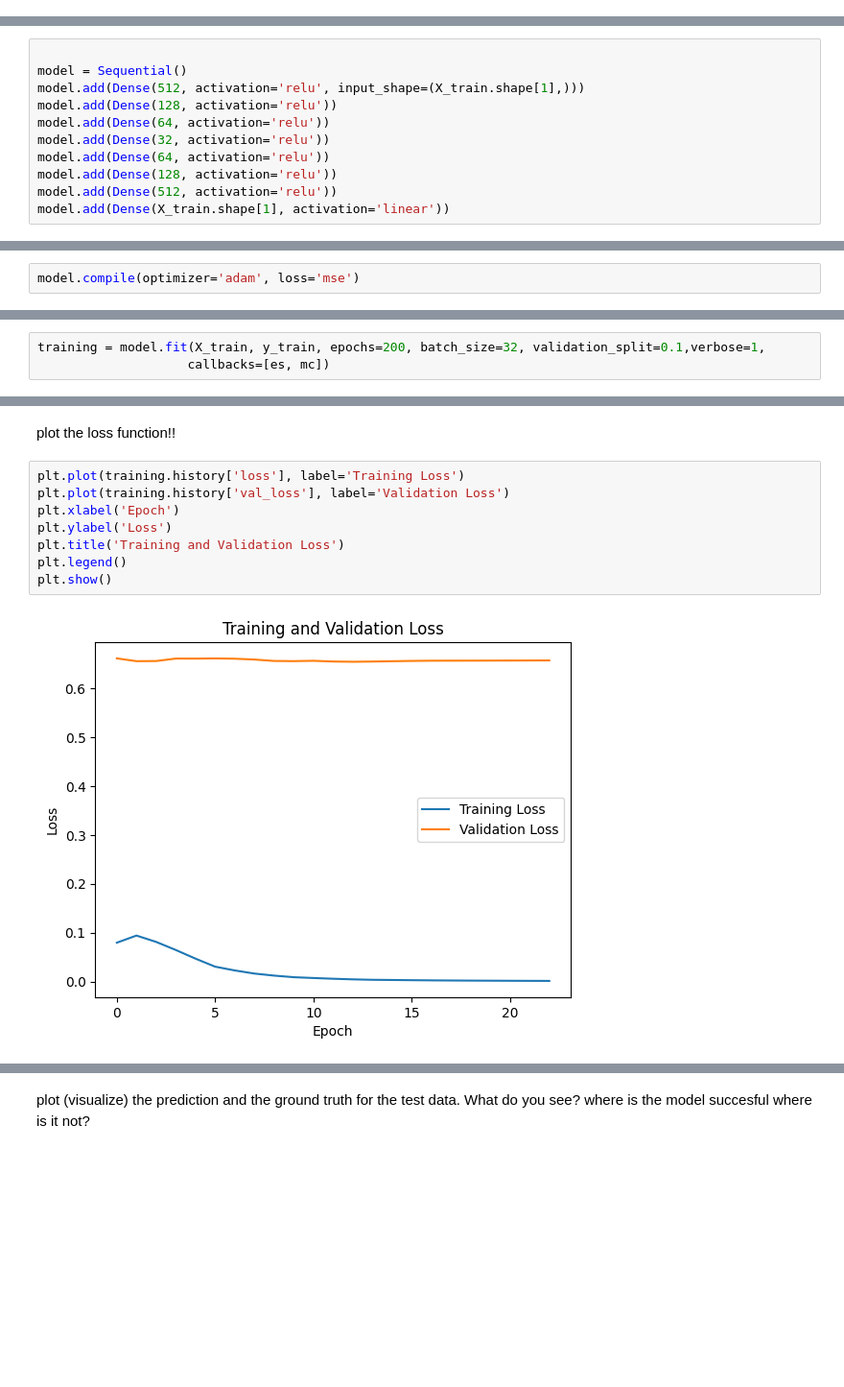
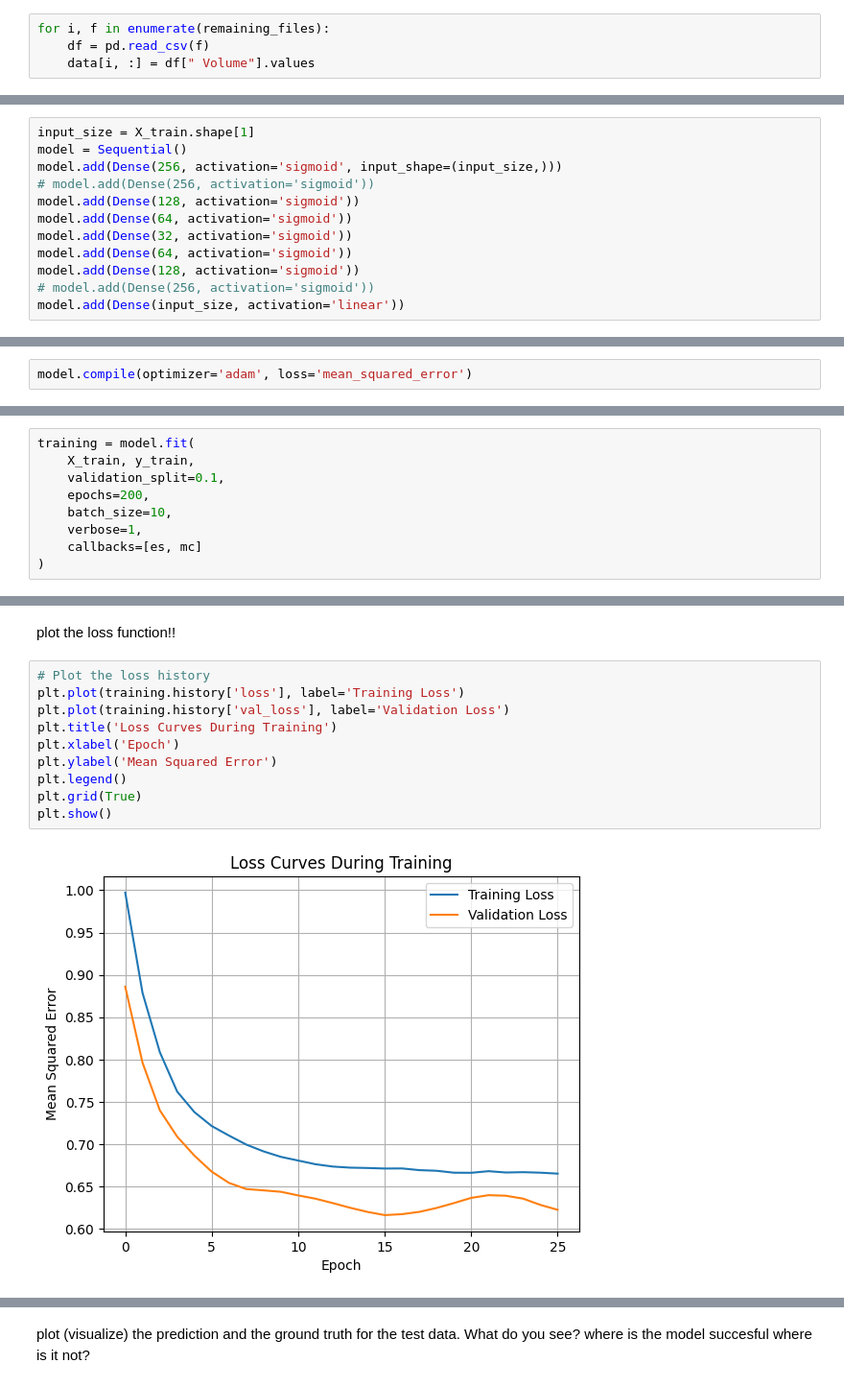
Before and after one commit to urvesh2012/MLTSA25_UBhagat, a Jupyter notebook: HW7/autoencoder_time_series.ipynb, the cells around one changed output, grey strips where cells are left out. Shown at 96% size. Cells and saved outputs as stored; diff of their text form; blank space fills up the shorter version.

````diff
--- a/HW7/autoencoder_time_series.ipynb
+++ b/HW7/autoencoder_time_series.ipynb
@@ -101,3 +129,7 @@ for i, file in tqdm(enumerate(files), total=len(files)):
+# %%
+for i, f in enumerate(remaining_files):
+    df = pd.read_csv(f)
+    data[i, :] = df[" Volume"].values
 # %% [markdown]
 plot the time series
 # %%
@@ -169,16 +229,17 @@ X_train.shape, X_test.shape, y_train.shape, y_test.shape
 # %% [markdown]
 build the model. It shoudl be a MLP (Multi Layer Perceptron) thus the only kind of layers you need are Dense layers (`from keras.layers import Dense`). Keep in mind the size of the initial time series. By definition a autoencoder will start with large layers, shdink the number of neurons in each layer progressively till a "bottle neck" layer (e.g. 32 neurons, but try what works). then add progressively larger layers until the last layer has the same size as the imput data. Use `relu` activation functions for all layers but the last one, which shoudl be `linear`
 # %%
-
+input_size = X_train.shape[1]
 model = Sequential()
-model.add(Dense(512, activation='relu', input_shape=(X_train.shape[1],)))
-model.add(Dense(128, activation='relu'))
-model.add(Dense(64, activation='relu'))
-model.add(Dense(32, activation='relu'))
-model.add(Dense(64, activation='relu'))
-model.add(Dense(128, activation='relu'))
-model.add(Dense(512, activation='relu'))
-model.add(Dense(X_train.shape[1], activation='linear'))
+model.add(Dense(256, activation='sigmoid', input_shape=(input_size,)))
+# model.add(Dense(256, activation='sigmoid'))
+model.add(Dense(128, activation='sigmoid'))
+model.add(Dense(64, activation='sigmoid'))
+model.add(Dense(32, activation='sigmoid'))
+model.add(Dense(64, activation='sigmoid'))
+model.add(Dense(128, activation='sigmoid'))
+# model.add(Dense(256, activation='sigmoid'))
+model.add(Dense(input_size, activation='linear'))
 # %%
 # this is a call back that ensures you stop training when the validation loss stops improving (es)
 # ad saves the model if it is better than the model at the previous training epoch (mc)
@@ -190,7 +251,7 @@ write the `model.compile` command passing to the compile function the `adam` opt
 
 ```model.compile(...```
 # %%
-model.compile(optimizer='adam', loss='mse')
+model.compile(optimizer='adam', loss='mean_squared_error')
 # %%
 model.summary()
 # %% [output]
@@ -231,7 +290,13 @@ pass to the fit() function the following arguments:
 
 ```training = model.fit(.....```
 # %%
-training = model.fit(X_train, y_train, epochs=200, batch_size=32, validation_split=0.1,verbose=1,
-                    callbacks=[es, mc])
+training = model.fit(
+    X_train, y_train,
+    validation_split=0.1,
+    epochs=200,
+    batch_size=10,
+    verbose=1,
+    callbacks=[es, mc]
+)
 # %% [output]
 Epoch 1/200
@@ -258,12 +336,14 @@ dict_keys(['loss', 'val_loss'])
 # %% [markdown]
 plot the loss function!!
 # %%
+# Plot the loss history
 plt.plot(training.history['loss'], label='Training Loss')
 plt.plot(training.history['val_loss'], label='Validation Loss')
+plt.title('Loss Curves During Training')
 plt.xlabel('Epoch')
-plt.ylabel('Loss')
-plt.title('Training and Validation Loss')
+plt.ylabel('Mean Squared Error')
 plt.legend()
+plt.grid(True)
 plt.show()
 # %% [output]
-[figure, old version]
+[figure, new version]
````
Also changed, not shown: parts of 36 cells of this notebook.
